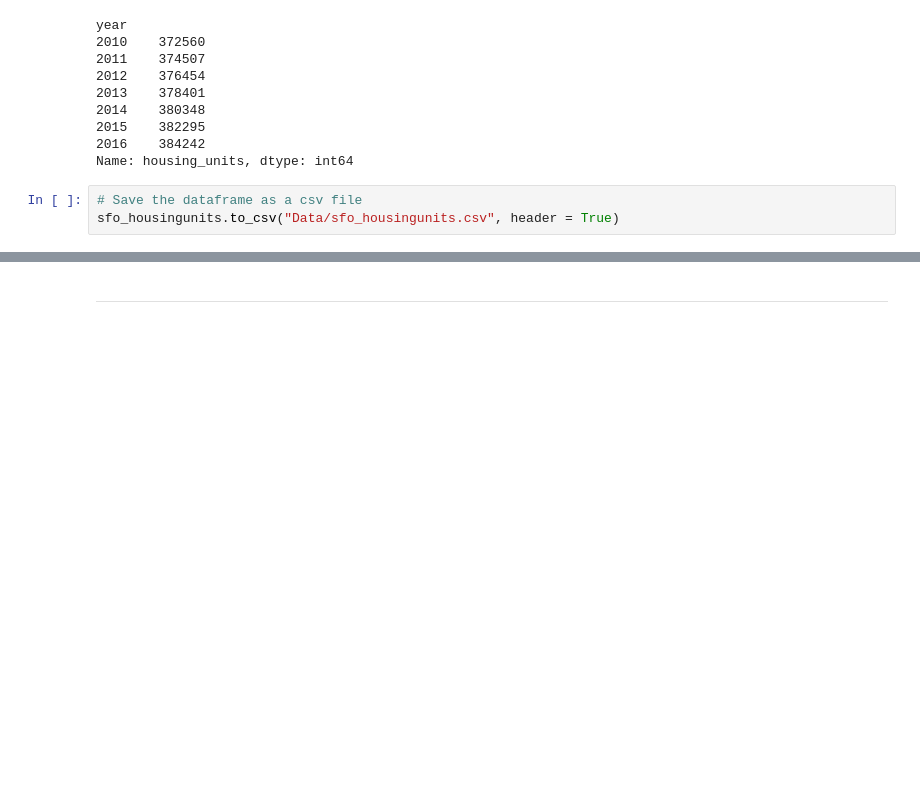
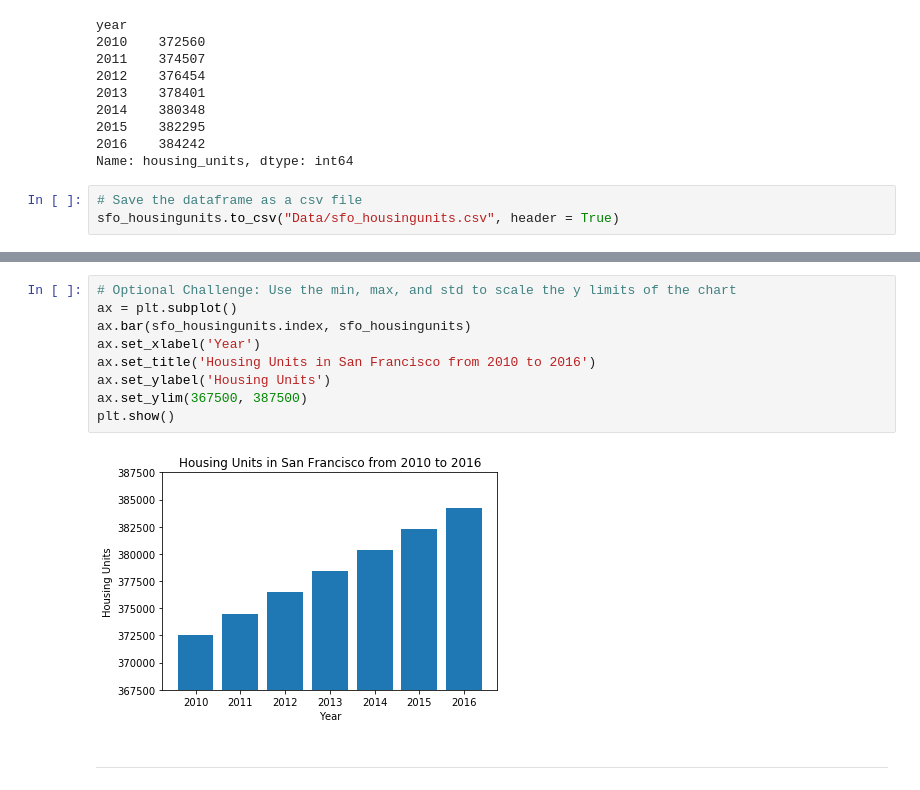
Before and after one commit to vweinblatt123/HW6-Pythonic-Monopoly, a Jupyter notebook: rental_analysis.ipynb, the cells around one changed output, grey strips where cells are left out. Drawn from its saved outputs; the diff is of its cells as text; blank space fills up the shorter version.

```diff
--- a/rental_analysis.ipynb
+++ b/rental_analysis.ipynb
@@ -81,3 +87,14 @@ AttributeError: 'Rectangle' object has no property 'xlabel'
+# %%
+# Optional Challenge: Use the min, max, and std to scale the y limits of the chart
+ax = plt.subplot()
+ax.bar(sfo_housingunits.index, sfo_housingunits)
+ax.set_xlabel('Year')
+ax.set_title('Housing Units in San Francisco from 2010 to 2016')
+ax.set_ylabel('Housing Units')
+ax.set_ylim(367500, 387500)
+plt.show()
+# %% [output]
+[figure, added]
 # %% [markdown]
 - - -
 # %% [markdown]
```
Also changed, not shown: parts of 2 cells of this notebook, 1 other file.
